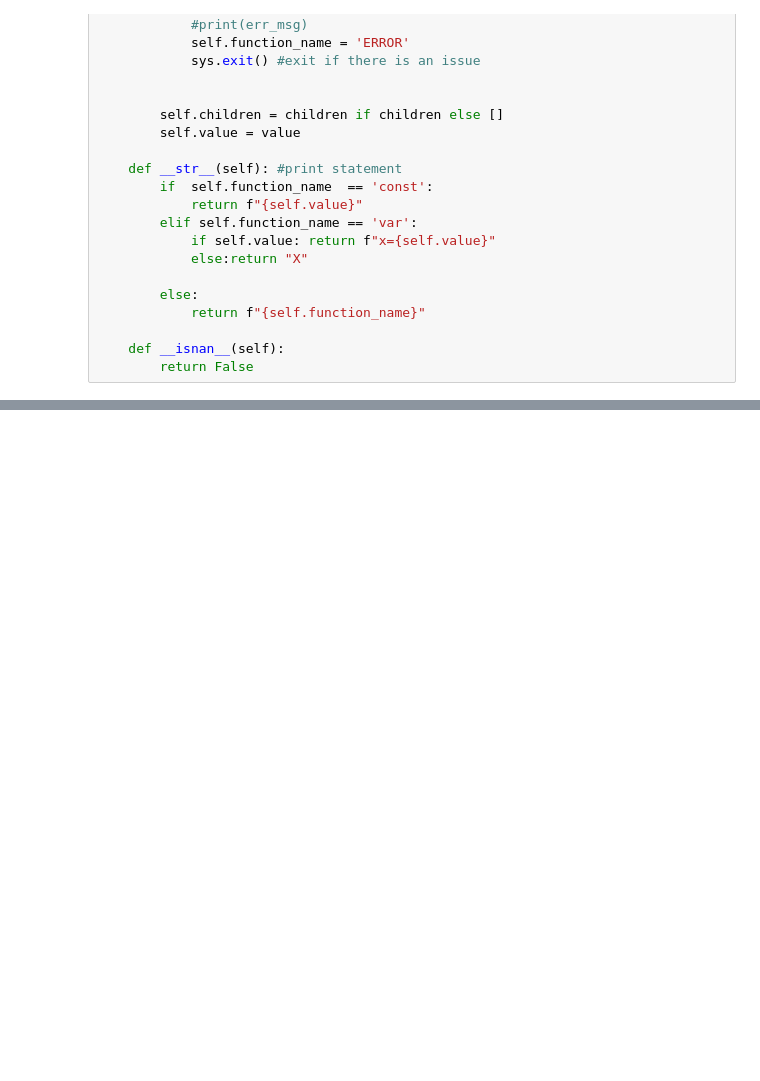
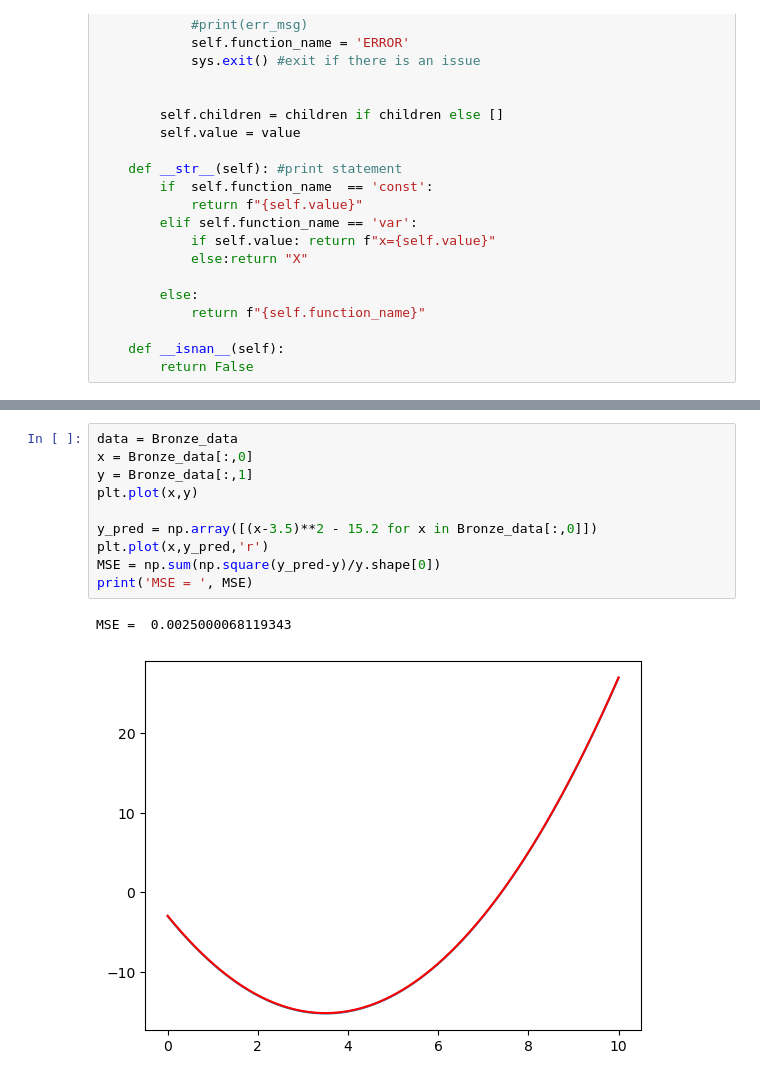
Before and after one commit to EMintzias/Symbolic-Regression-EA, a Jupyter notebook: HW2_notebook.ipynb, the cells around one changed output, grey strips where cells are left out. Cells and saved outputs as stored; diff of their text form; blank space fills up the shorter version.

Commit message:
MSE(untested) & Bronze apprx sol

```diff
--- a/HW2_notebook.ipynb
+++ b/HW2_notebook.ipynb
@@ -284,3 +298,16 @@ t1.plot_approximation(np.linspace(-5,5,100))
 [['1' '2' '3' '4' '5' '6' '7']
  ['+' 'sin' '1' 'x=5.0' 'nan' 'None' 'nan']]
 [figure]
+# %%
+data = Bronze_data
+x = Bronze_data[:,0]
+y = Bronze_data[:,1]
+plt.plot(x,y)
+
+y_pred = np.array([(x-3.5)**2 - 15.2 for x in Bronze_data[:,0]])
+plt.plot(x,y_pred,'r')
+MSE = np.sum(np.square(y_pred-y)/y.shape[0])
+print('MSE = ', MSE)
+# %% [output]
+MSE =  0.0025000068119343
+[figure, added]
```
Also changed, not shown: parts of 3 cells of this notebook, 1 other file.
